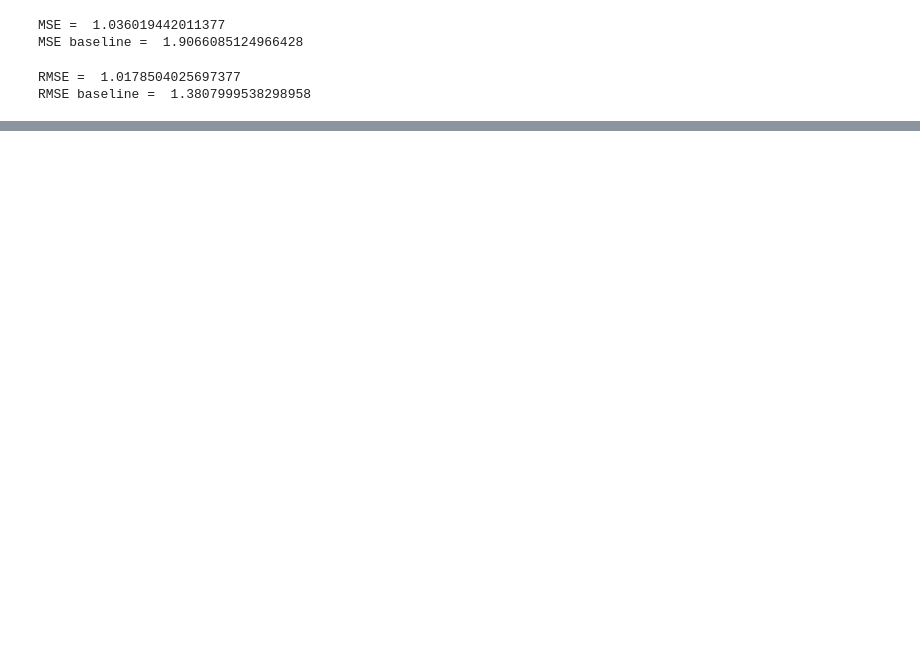
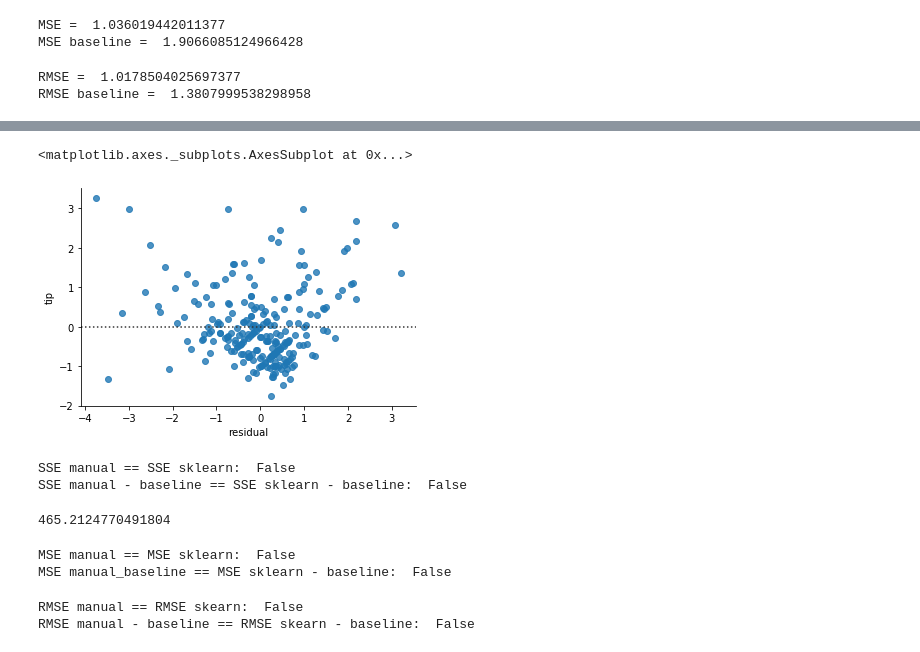
Before and after one commit to sunwenliang14/ds-methodologies-exercises, a Jupyter notebook: regression/evaluate.ipynb, the cells around one changed output, grey strips where cells are left out. Saved outputs shown, nothing was run; the diff lists cells and outputs as text; code cells hidden in the pictures; blank space fills up the shorter version.

```diff
--- a/regression/evaluate.ipynb
+++ b/regression/evaluate.ipynb
@@ -101,0 +167,8 @@ RMSE baseline =  1.3807999538298958
+# %%
+def plot_residuals(df.tip, df.yhat):
+    return sns.residplot(df.residual, df.tip)
+# %%
+plot_residuals(df.tip, df.yhat)
+# %% [output]
+<matplotlib.axes._subplots.AxesSubplot at 0x...>
+[figure, added]
@@ -101,0 +177,31 @@ RMSE baseline =  1.3807999538298958
+# %%
+SSE2 = mean_squared_error(df.tip, df.yhat)*len(df)
+SSE2_baseline = mean_squared_error(df.tip, df.yhat_baseline)*len(df)
+
+print("SSE manual == SSE sklearn: ", SSE == SSE2)
+print("SSE manual - baseline == SSE sklearn - baseline: ", SSE_baseline == SSE2_baseline)
+SSE2
+SSE2_baseline
+# %% [output]
+SSE manual == SSE sklearn:  False
+SSE manual - baseline == SSE sklearn - baseline:  False
+465.2124770491804
+# %%
+MSE2 = mean_squared_error(df.tip, df.yhat)
+
+MSE2_baseline = mean_squared_error(df.tip, df.yhat_baseline)
+
+print("MSE manual == MSE sklearn: ", MSE == MSE2)
+print("MSE manual_baseline == MSE sklearn - baseline: ", MSE_baseline == MSE2_baseline)
+# %% [output]
+MSE manual == MSE sklearn:  False
+MSE manual_baseline == MSE sklearn - baseline:  False
+# %%
+RMSE2 = sqrt(mean_squared_error(df.tip, df.yhat))
+RMSE2_baseline = sqrt(mean_squared_error(df.tip, df.yhat_baseline))
+
+print("RMSE manual == RMSE skearn: ", RMSE == RMSE2)
+print("RMSE manual - baseline == RMSE skearn - baseline: ", RMSE_baseline == RMSE2_baseline)
+# %% [output]
+RMSE manual == RMSE skearn:  False
+RMSE manual - baseline == RMSE skearn - baseline:  False
```
Also changed, not shown: parts of 42 cells of this notebook.
